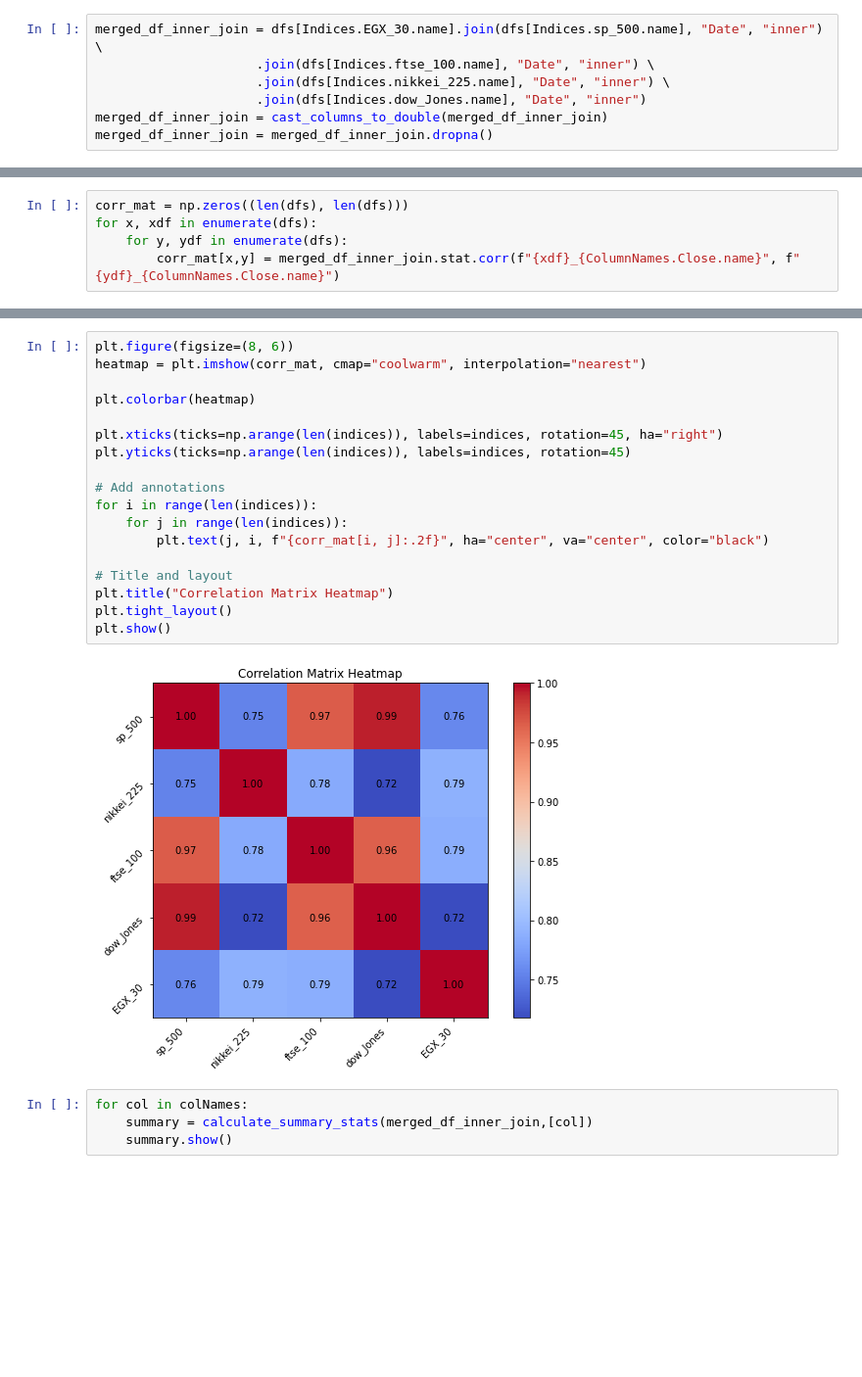
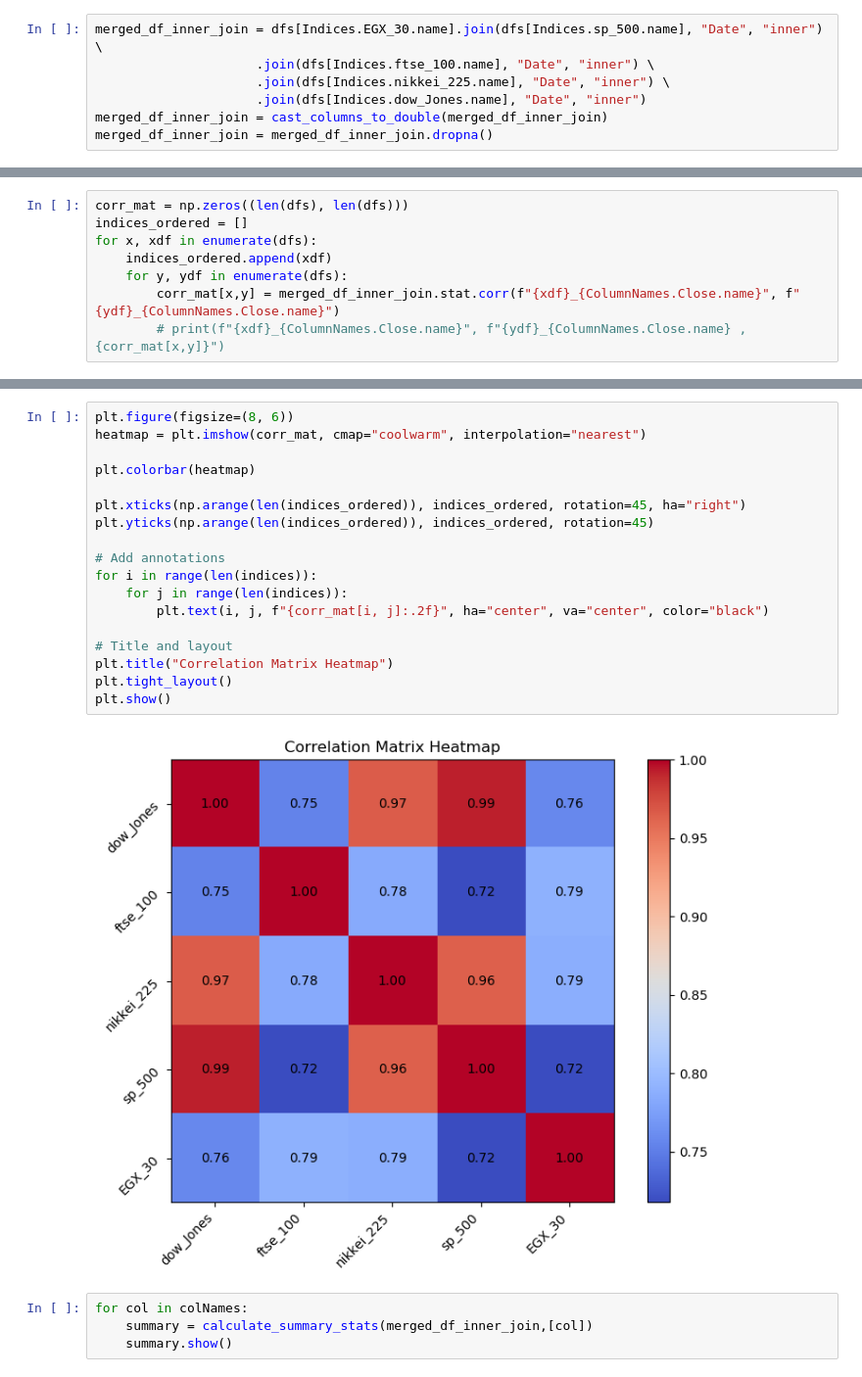
Before and after one commit to Ahmedh12/Global_Trends_Spillover_Effect_Analysis, a Jupyter notebook: notebooks/Data Exploration.ipynb, the cells around one changed output, grey strips where cells are left out. Shown at 98% size. Drawn from its saved outputs; the diff is of its cells as text; blank space fills up the shorter version.

```diff
--- a/notebooks/Data Exploration.ipynb
+++ b/notebooks/Data Exploration.ipynb
@@ -151,5 +212,8 @@ for index in indices:
 # %%
 corr_mat = np.zeros((len(dfs), len(dfs)))
+indices_ordered = []
 for x, xdf in enumerate(dfs):
+    indices_ordered.append(xdf)
     for y, ydf in enumerate(dfs):
         corr_mat[x,y] = merged_df_inner_join.stat.corr(f"{xdf}_{ColumnNames.Close.name}", f"{ydf}_{ColumnNames.Close.name}")
+        # print(f"{xdf}_{ColumnNames.Close.name}", f"{ydf}_{ColumnNames.Close.name} , {corr_mat[x,y]}")
@@ -156,23 +238,23 @@ for x, xdf in enumerate(dfs):
 # %%
 plt.figure(figsize=(8, 6))
 heatmap = plt.imshow(corr_mat, cmap="coolwarm", interpolation="nearest")
 
 plt.colorbar(heatmap)
 
-plt.xticks(ticks=np.arange(len(indices)), labels=indices, rotation=45, ha="right")
-plt.yticks(ticks=np.arange(len(indices)), labels=indices, rotation=45)
+plt.xticks(np.arange(len(indices_ordered)), indices_ordered, rotation=45, ha="right")
+plt.yticks(np.arange(len(indices_ordered)), indices_ordered, rotation=45)
 
 # Add annotations
 for i in range(len(indices)):
     for j in range(len(indices)):
-        plt.text(j, i, f"{corr_mat[i, j]:.2f}", ha="center", va="center", color="black")
+        plt.text(i, j, f"{corr_mat[i, j]:.2f}", ha="center", va="center", color="black")
 
 # Title and layout
 plt.title("Correlation Matrix Heatmap")
 plt.tight_layout()
 plt.show()
 # %% [output]
-[figure, old version]
+[figure, new version]
 # %%
 for col in colNames:
     summary = calculate_summary_stats(merged_df_inner_join,[col])
```
Also changed, not shown: parts of 7 cells of this notebook, 2 other files.
